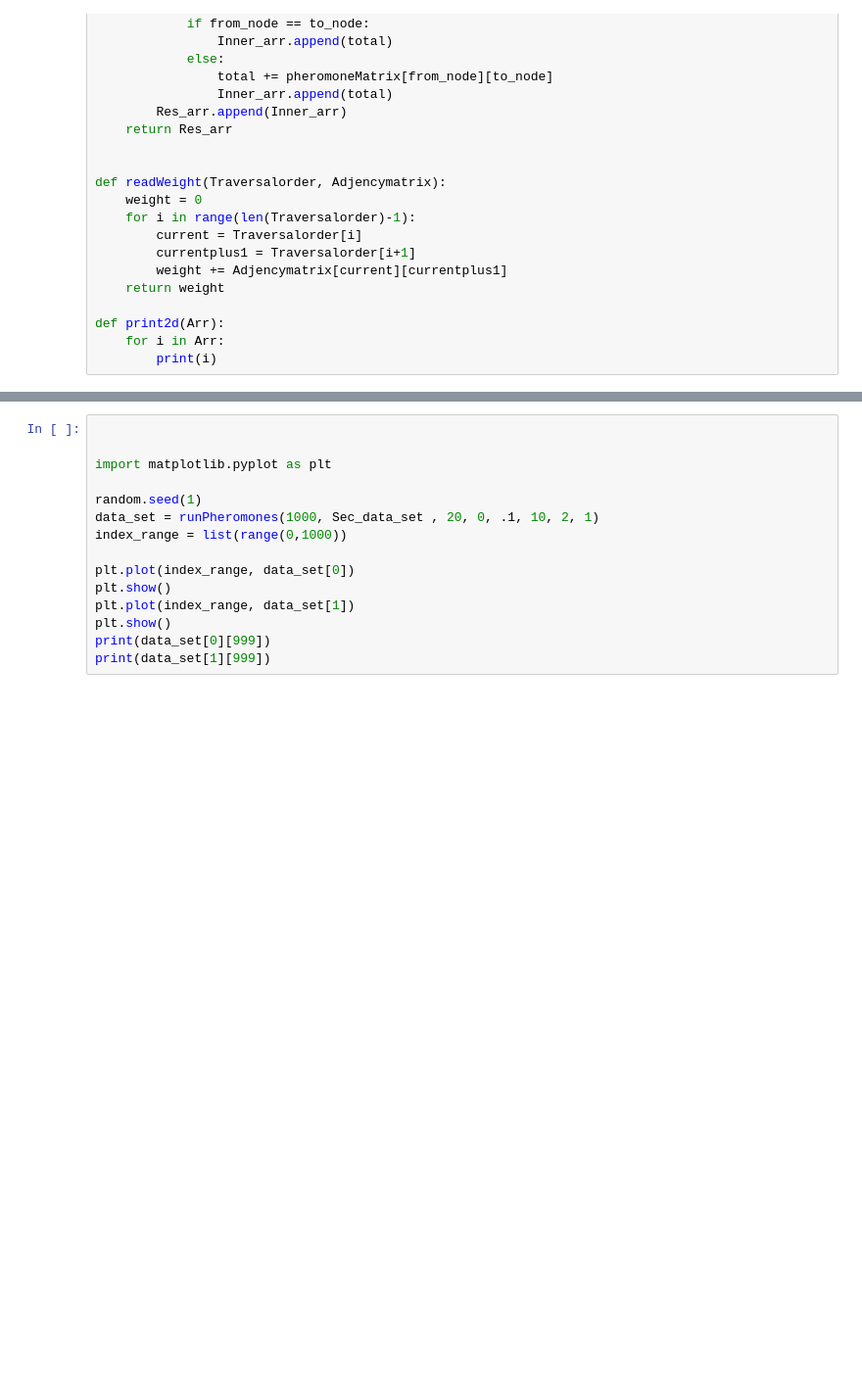
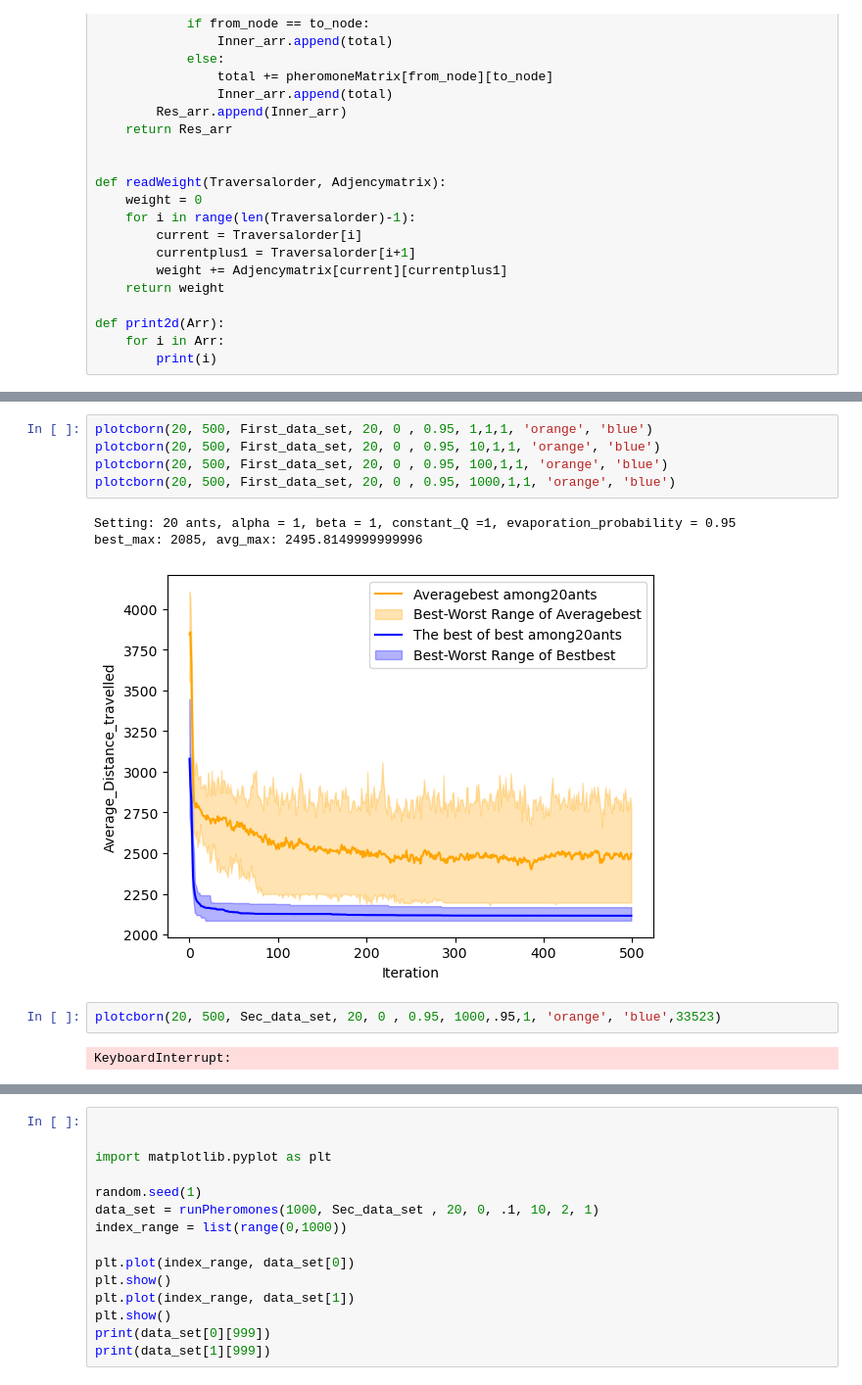
Before and after one commit to Lothe1/Heuristic_Optimization_-T1_2023-, a Jupyter notebook: AntColony.ipynb, the cells around one changed output, grey strips where cells are left out. Shown at 98% size. Cells and saved outputs as stored; diff of their text form; blank space fills up the shorter version.

```diff
--- a/AntColony.ipynb
+++ b/AntColony.ipynb
@@ -205,0 +300,13 @@ def runPheromones(MAX_ITERATION, ADJENCYMATRX, ant_population, start_node, evapo
+# %%
+plotcborn(20, 500, First_data_set, 20, 0 , 0.95, 1,1,1, 'orange', 'blue')
+plotcborn(20, 500, First_data_set, 20, 0 , 0.95, 10,1,1, 'orange', 'blue')
+plotcborn(20, 500, First_data_set, 20, 0 , 0.95, 100,1,1, 'orange', 'blue')
+plotcborn(20, 500, First_data_set, 20, 0 , 0.95, 1000,1,1, 'orange', 'blue')
+# %% [output]
+Setting: 20 ants, alpha = 1, beta = 1, constant_Q =1, evaporation_probability = 0.95
+best_max: 2085, avg_max: 2495.8149999999996
+[figure, added]
+# %%
+plotcborn(20, 500, Sec_data_set, 20, 0 , 0.95, 1000,.95,1, 'orange', 'blue',33523)
+# %% [output]
+KeyboardInterrupt:
```
Also changed, not shown: parts of 11 cells of this notebook, 2 other files.
